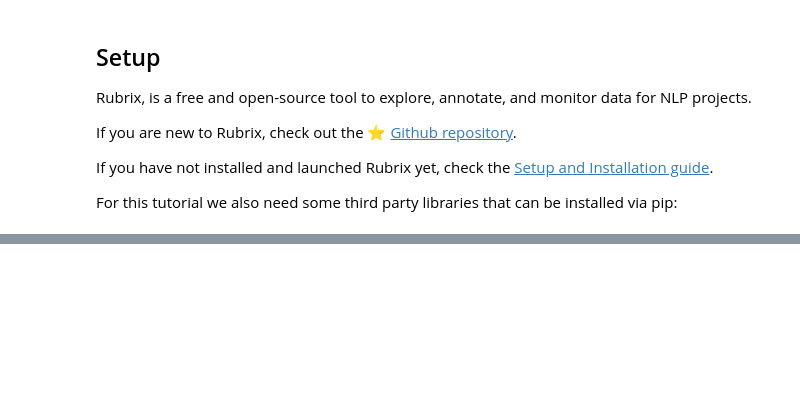
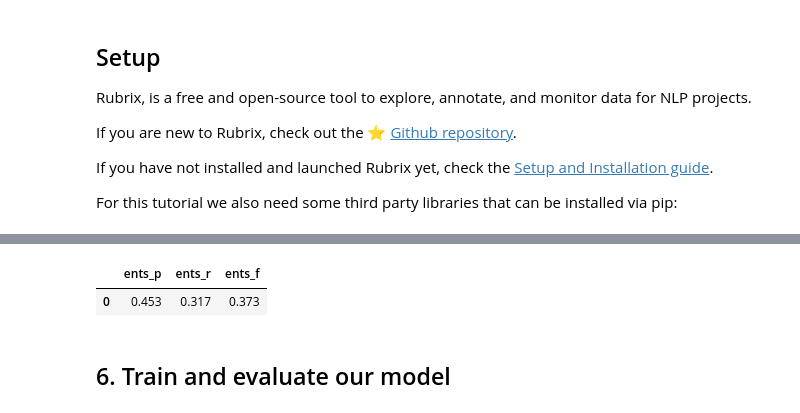
Before and after one commit to argilla-io/argilla, a Jupyter notebook: docs/tutorials/skweak.ipynb, the cells around one changed output, grey strips where cells are left out. Drawn from its saved outputs; the diff is of its cells as text; code cells hidden in the pictures; blank space fills up the shorter version.

```diff
--- a/docs/tutorials/skweak.ipynb
+++ b/docs/tutorials/skweak.ipynb
@@ -504,0 +265,9 @@ log_to_rubrix(dataset["train"]["tokens"], train_docs, limit=None, rubrix_dataset
+# %%
+import re
+
+def shire_detector(doc):
+    for match in re.finditer("[A-Z][a-z]*shire", doc.text):
+        char_start, char_end = match.span()
+        span = doc.char_span(char_start, char_end)
+        if span:
+            yield span.start, span.end, "ORG"
@@ -504,0 +430,24 @@ log_to_rubrix(dataset["train"]["tokens"], train_docs, limit=None, rubrix_dataset
+# %%
+# Before we train, let's evaluate a zero-shot baseline model trained on OntoNotes.
+
+from spacy.training import Example
+from spacy.scorer import Scorer
+import spacy
+
+nlp = spacy.load("en_core_web_lg")
+dev_eval_docs = [ nlp(" ".join(row["tokens"])) for row in conll2003["validation"] ]
+
+for doc in dev_eval_docs:
+    doc.set_ents(list(filter(lambda x: x.label_ == "ORG", doc.ents)))
+# %%
+# Our baseline model is able to reach a F-score of 37%.
+
+scorer_object = Scorer()
+scores = scorer_object.score([ Example(dev_eval_docs[i], dev_docs[i]) for i in range(0, len(dev_docs)) ])
+
+pd.DataFrame([{k:v for k,v in scores.items() if k in ["ents_p", "ents_r", "ents_f"]}]).round(3)
+# %% [output]
+|  | ents_p | ents_r | ents_f |
+| 0 | 0.453 | 0.317 | 0.373 |
+# %% [markdown]
+## 6. Train and evaluate our model
```
Also changed, not shown: parts of 69 cells of this notebook.
